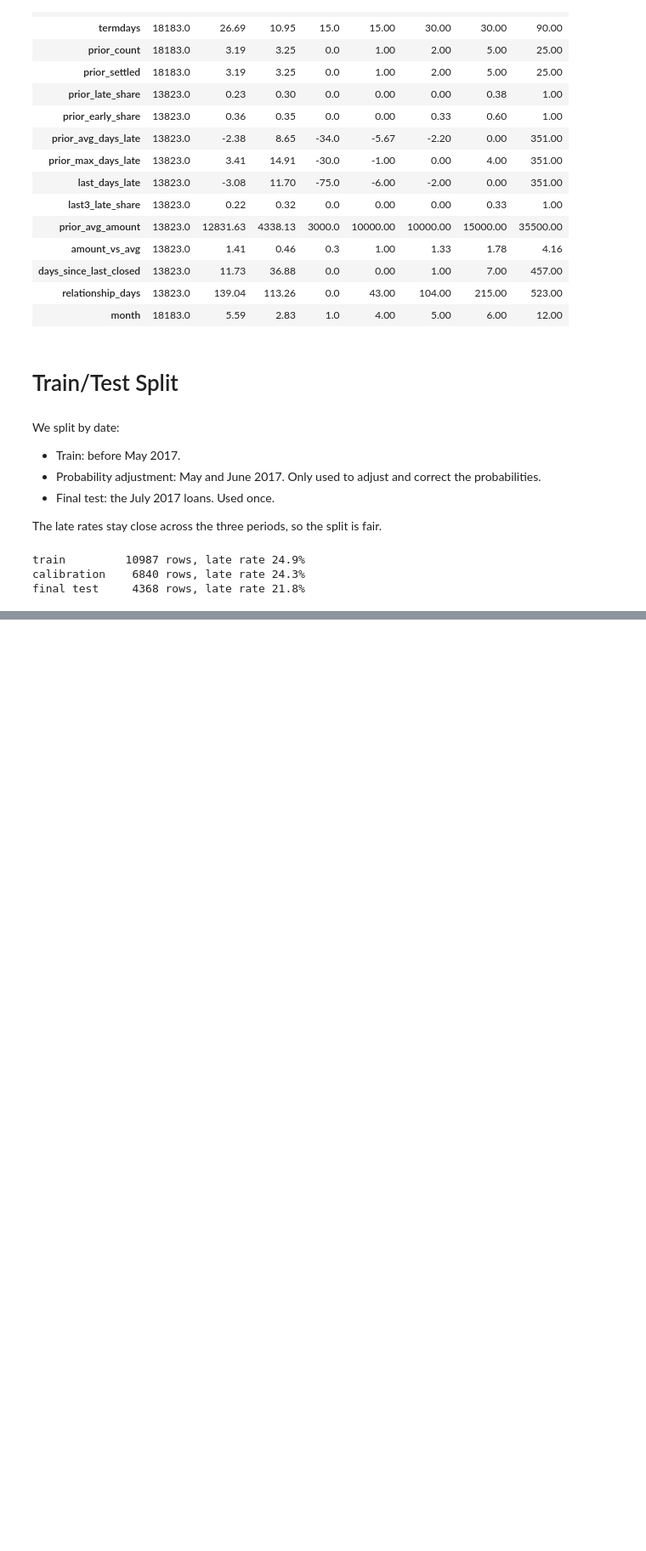
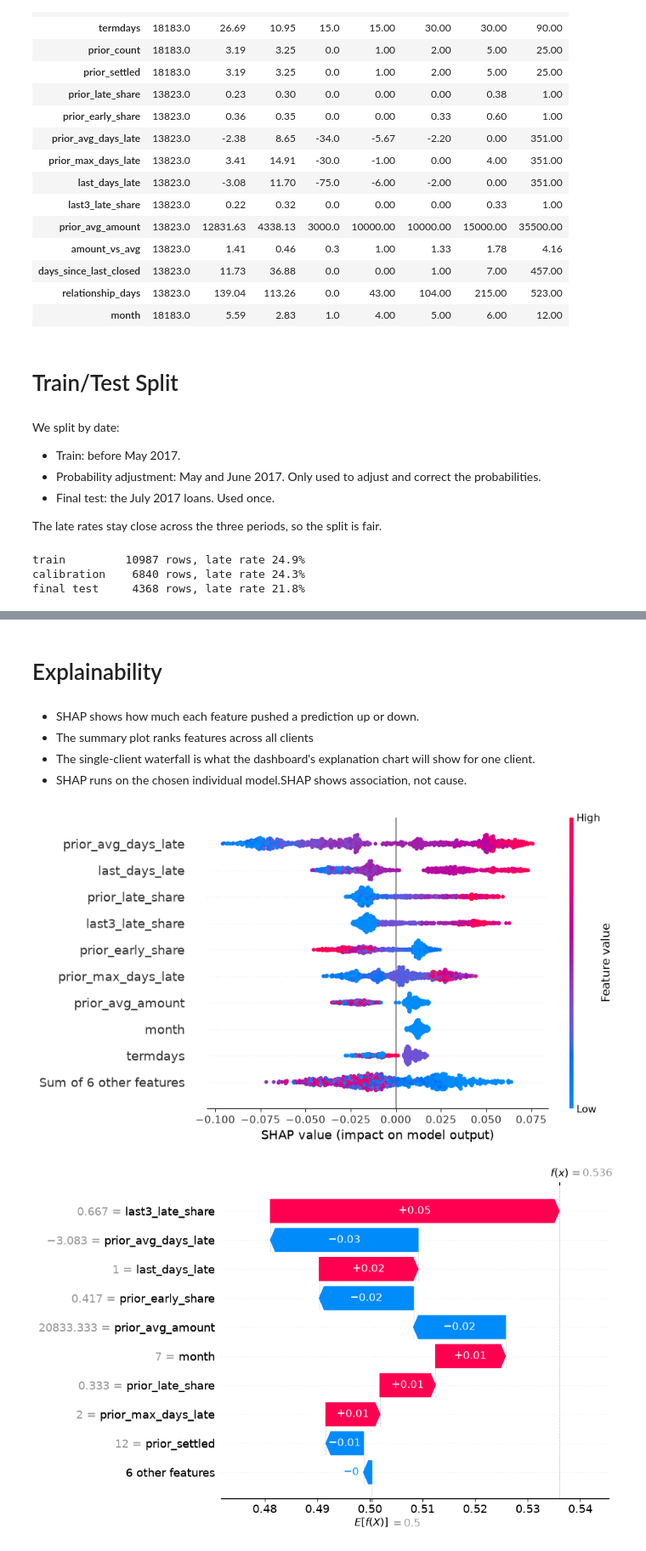
Before and after one commit to MbithiSandra/payment-paralysis-prototype, a Jupyter notebook: ml/notebooks/01_behaviour_model.ipynb, the cells around one changed output, grey strips where cells are left out. Shown at 85% size. Drawn from its saved outputs; the diff is of its cells as text; code cells hidden in the pictures; blank space fills up the shorter version.

```diff
--- a/ml/notebooks/01_behaviour_model.ipynb
+++ b/ml/notebooks/01_behaviour_model.ipynb
@@ -328,0 +470,8 @@ final test     4368 rows, late rate 21.8%
+# %%
+best_single = cv_table.loc[['Random Forest', 'Gradient Boosting'], 'mean'].idxmax()
+gain = cv_table.loc['Average of RF and GB', 'mean'] - cv_table.loc[best_single, 'mean']
+noise = cv_table.loc[best_single, 'std']
+use_ensemble = gain > noise
+print(f'Best single tree ensemble: {best_single}')
+print(f'Gain from averaging RF and GB: {gain:+.3f} | normal variation between folds: {noise:.3f}')
+print('Decision:', 'use the average of RF and GB' if use_ensemble else f'use {best_single} on its own')
@@ -328,0 +596,23 @@ final test     4368 rows, late rate 21.8%
+# %% [markdown]
+# Explainability
+# %% [markdown]
+- SHAP shows how much each feature pushed a prediction up or down.
+- The summary plot ranks features across all clients
+- The single-client waterfall is what the dashboard's explanation chart will show for one client.
+- SHAP runs on the chosen individual model.SHAP shows association, not cause.
+# %%
+explain_name = 'Random Forest' if CHOSEN in ('Random Forest', 'Average of RF and GB') else 'Gradient Boosting'
+explain_model = tuned[explain_name].named_steps['model']
+sample = X_test.fillna(-1).sample(1000, random_state=SEED)
+sv = shap.TreeExplainer(explain_model)(sample)
+if sv.values.ndim == 3:          # Random Forest gives one set per class, keep the 'late' class
+    sv = sv[:, :, 1]
+shap.plots.beeswarm(sv, show=False)
+plt.savefig(FIGS + 'behaviour_shap_summary.png', dpi=150, bbox_inches='tight')
+plt.show()
+shap.plots.waterfall(sv[0], show=False)
+plt.savefig(FIGS + 'behaviour_shap_one_client.png', dpi=150, bbox_inches='tight')
+plt.show()
+# %% [output]
+[figure, added]
+[figure, added]
```
Also changed, not shown: parts of 32 cells of this notebook, 4 other files.
